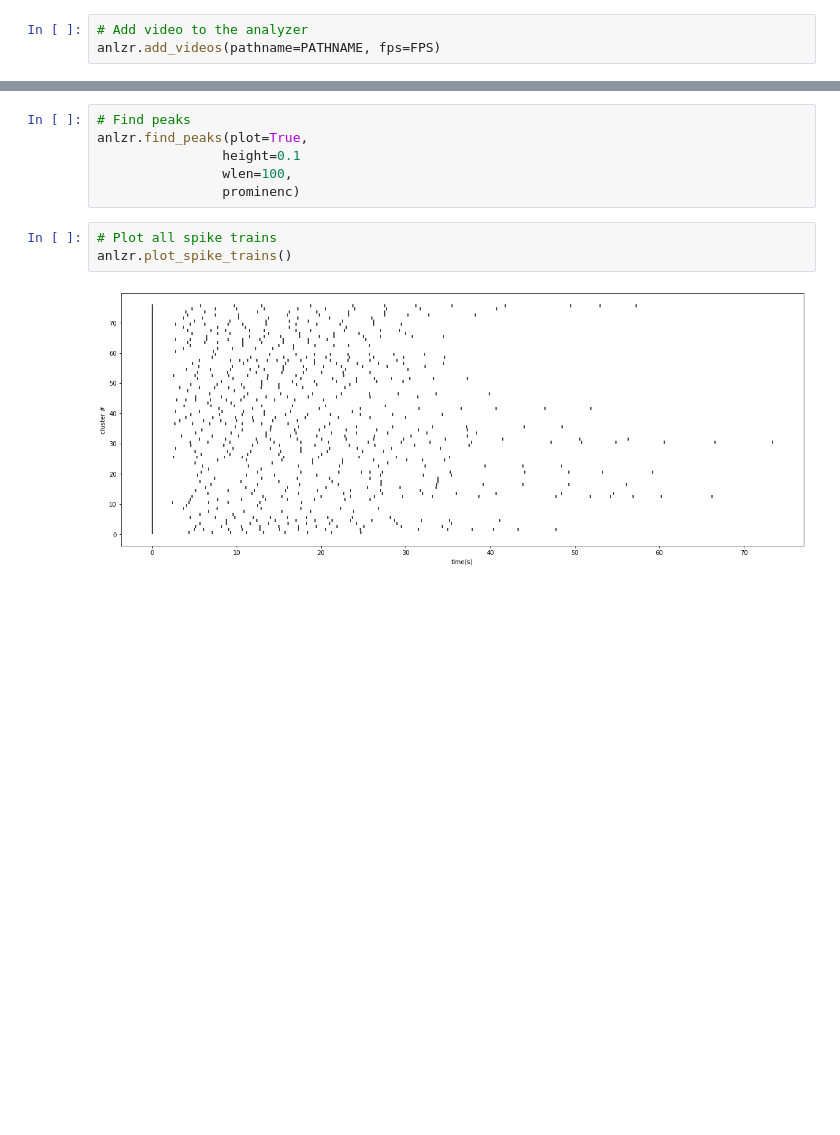
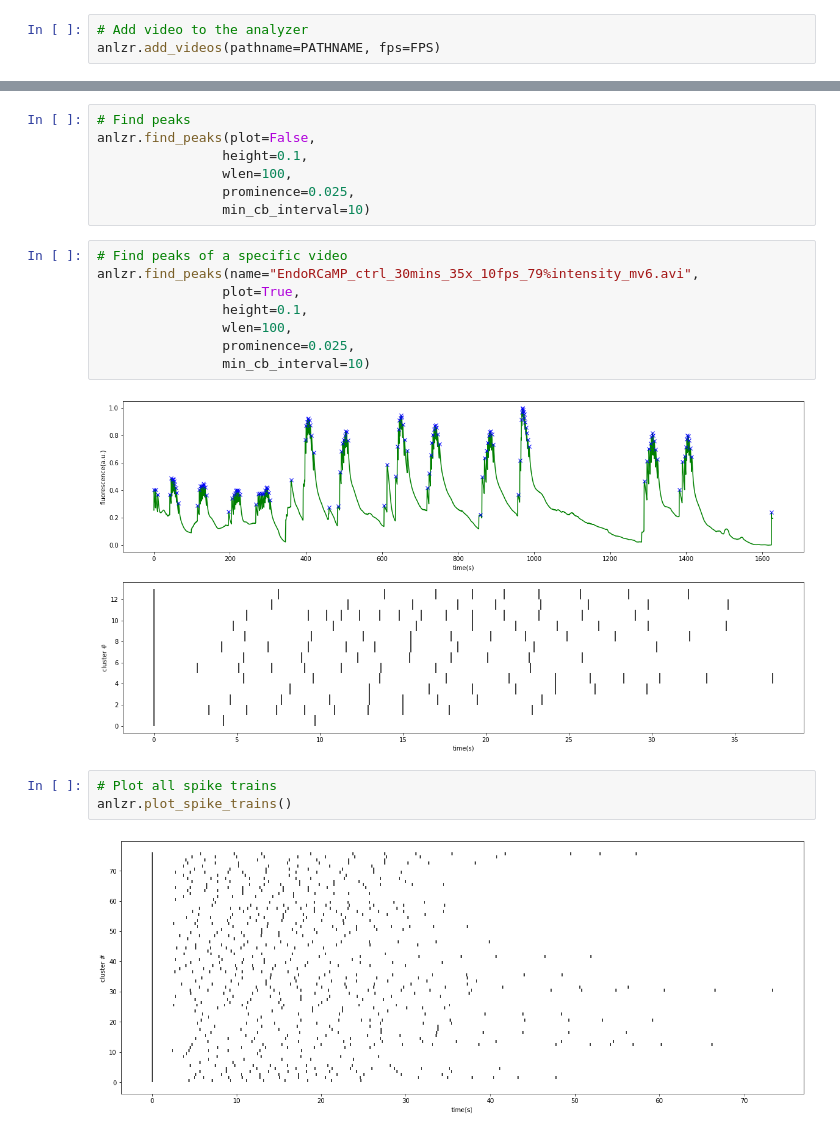
Before and after one commit to hengjiwang/hydracv, a Jupyter notebook: hydracv/fluo_analysis.ipynb, the cells around one changed output, grey strips where cells are left out. Cells and saved outputs as stored; diff of their text form; blank space fills up the shorter version.

```diff
--- a/hydracv/fluo_analysis.ipynb
+++ b/hydracv/fluo_analysis.ipynb
@@ -44,9 +60,20 @@ anlzr.trace_fluos(normalized=True,
 # %%
 # Find peaks
-anlzr.find_peaks(plot=True,
-                height=0.1
+anlzr.find_peaks(plot=False,
+                height=0.1,
                 wlen=100,
-                prominenc)
+                prominence=0.025,
+                min_cb_interval=10)
+# %%
+# Find peaks of a specific video
+anlzr.find_peaks(name="EndoRCaMP_ctrl_30mins_35x_10fps_79%intensity_mv6.avi",
+                plot=True,
+                height=0.1,
+                wlen=100,
+                prominence=0.025,
+                min_cb_interval=10)
+# %% [output]
+[figure, added]
 # %%
 # Plot all spike trains
 anlzr.plot_spike_trains()
```
Also changed, not shown: parts of 8 cells of this notebook, 4 other files.
